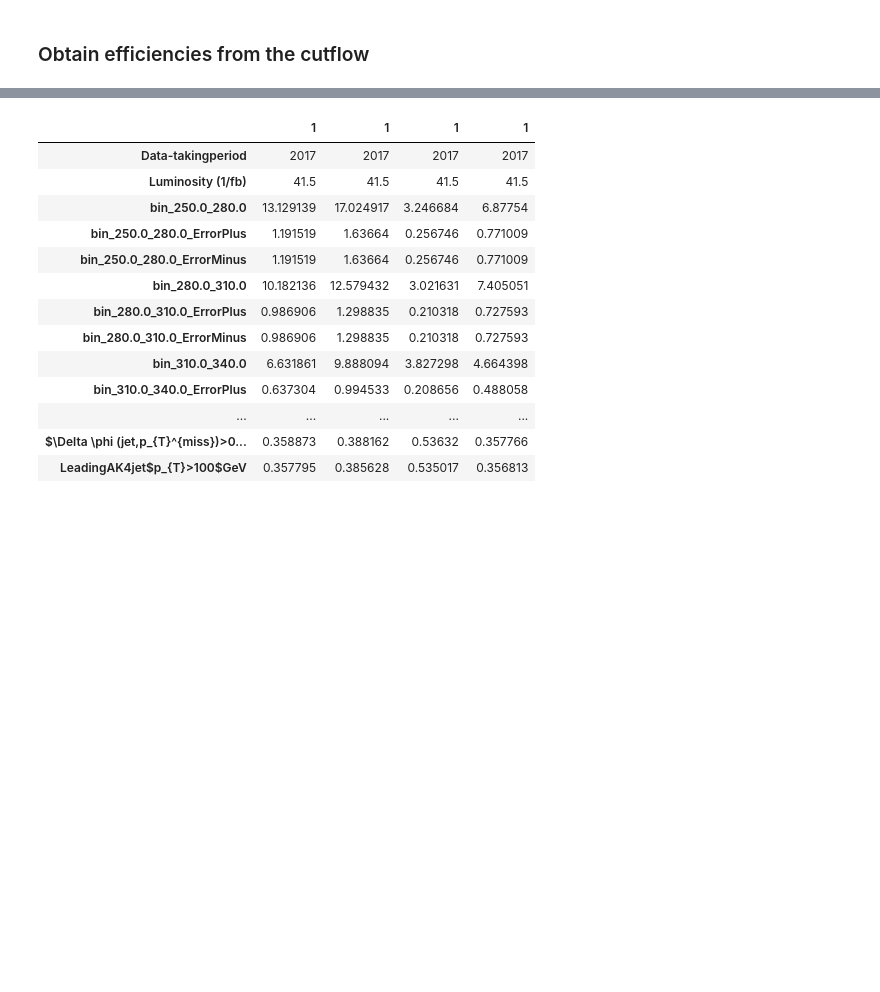
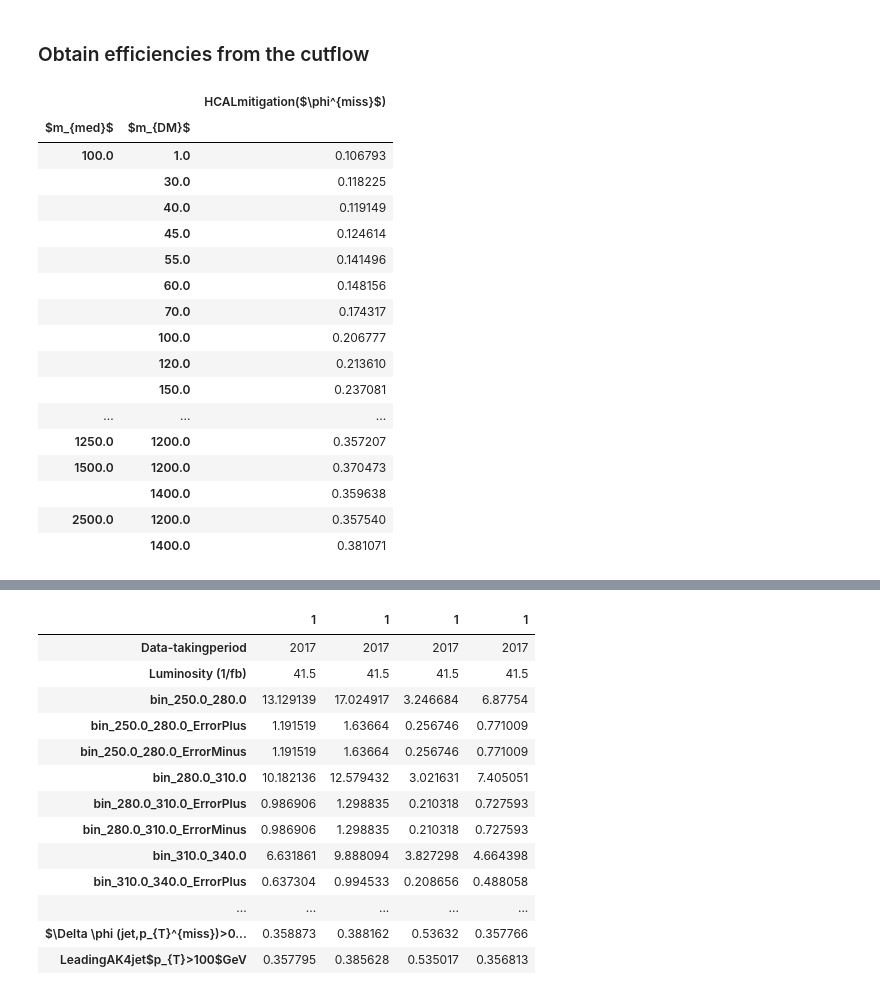
Before and after one commit to andlessa/MonoXSMS, a Jupyter notebook: notebooks/mapEfficiencies-Cutflow.ipynb, the cells around one changed output, grey strips where cells are left out. Saved outputs shown, nothing was run; the diff lists cells and outputs as text; code cells hidden in the pictures; blank space fills up the shorter version.

```diff
--- a/notebooks/mapEfficiencies-Cutflow.ipynb
+++ b/notebooks/mapEfficiencies-Cutflow.ipynb
@@ -80,6 +80,27 @@ effVec = eff[eff['Coupling'] == 'Vector']
 # Setting the index with mass pairs
 effAx = pd.DataFrame([effAx.set_index(['$m_{med}$', '$m_{DM}$'])[c] for c in eff if 'HCALmitigation($\\phi^{miss}$)' in c])
 effVec = pd.DataFrame([effVec.set_index(['$m_{med}$', '$m_{DM}$'])[c] for c in eff if 'HCALmitigation($\\phi^{miss}$)' in c])
+# %%
+effVec.T
+# %% [output]
+|  |  | HCALmitigation($\phi^{miss}$) |
+| $m_{med}$ | $m_{DM}$ |  |
+| 100.0 | 1.0 | 0.106793 |
+|  | 30.0 | 0.118225 |
+|  | 40.0 | 0.119149 |
+|  | 45.0 | 0.124614 |
+|  | 55.0 | 0.141496 |
+|  | 60.0 | 0.148156 |
+|  | 70.0 | 0.174317 |
+|  | 100.0 | 0.206777 |
+|  | 120.0 | 0.213610 |
+|  | 150.0 | 0.237081 |
+| ... | ... | ... |
+| 1250.0 | 1200.0 | 0.357207 |
+| 1500.0 | 1200.0 | 0.370473 |
+|  | 1400.0 | 0.359638 |
+| 2500.0 | 1200.0 | 0.357540 |
+|  | 1400.0 | 0.381071 |
 # %%
 diff = []
 for med, dm in effVec:
```
Also changed, not shown: parts of 5 cells of this notebook.
